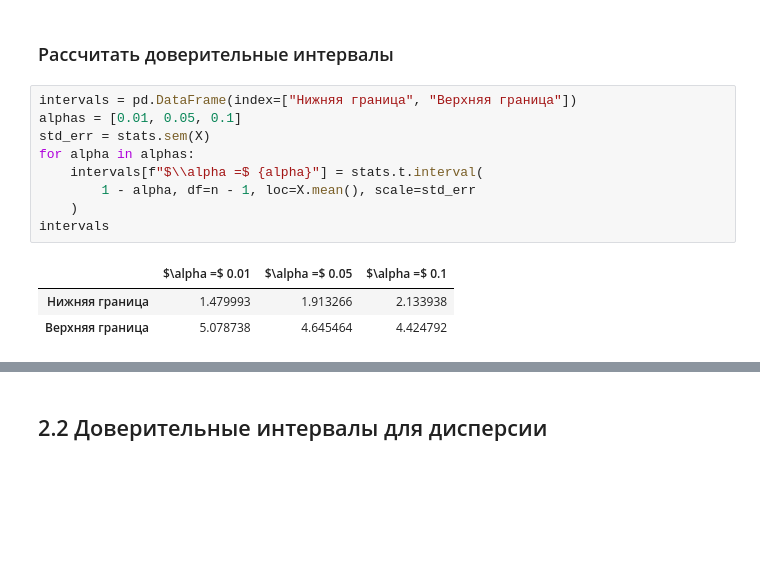
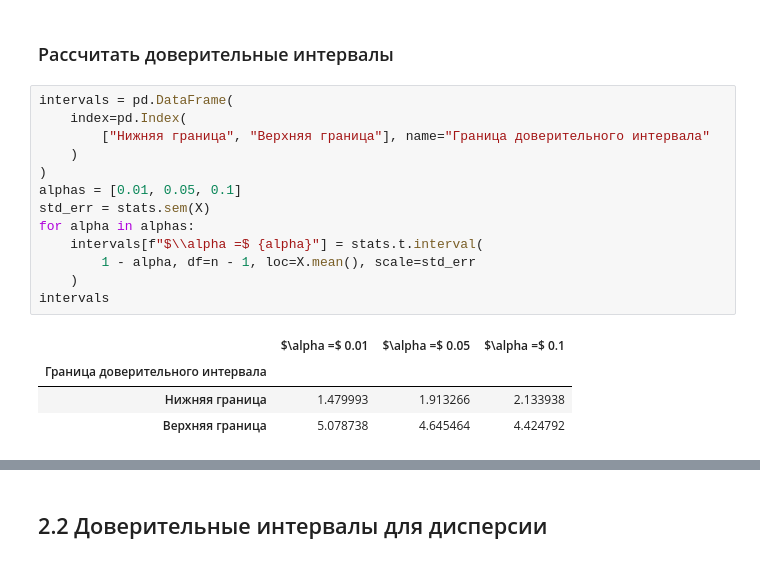
Before and after one commit to retrobannerS/mephi_stats, a Jupyter notebook: bdz/var_7_2/notebook.ipynb, the cells around one changed output, grey strips where cells are left out. Drawn from its saved outputs; the diff is of its cells as text; blank space fills up the shorter version.

```diff
--- a/bdz/var_7_2/notebook.ipynb
+++ b/bdz/var_7_2/notebook.ipynb
@@ -470,16 +477,21 @@ print(n := len(X))
 # %% [markdown]
 ### Рассчитать доверительные интервалы
 # %%
-intervals = pd.DataFrame(index=["Нижняя граница", "Верхняя граница"])
+intervals = pd.DataFrame(
+    index=pd.Index(
+        ["Нижняя граница", "Верхняя граница"], name="Граница доверительного интервала"
+    )
+)
 alphas = [0.01, 0.05, 0.1]
 std_err = stats.sem(X)
 for alpha in alphas:
     intervals[f"$\\alpha =$ {alpha}"] = stats.t.interval(
         1 - alpha, df=n - 1, loc=X.mean(), scale=std_err
     )
 intervals
 # %% [output]
 |  | $\alpha =$ 0.01 | $\alpha =$ 0.05 | $\alpha =$ 0.1 |
+| Граница доверительного интервала |  |  |  |
 | Нижняя граница | 1.479993 | 1.913266 | 2.133938 |
 | Верхняя граница | 5.078738 | 4.645464 | 4.424792 |
 # %%
```
Also changed, not shown: parts of 81 cells of this notebook, 1 other file.
